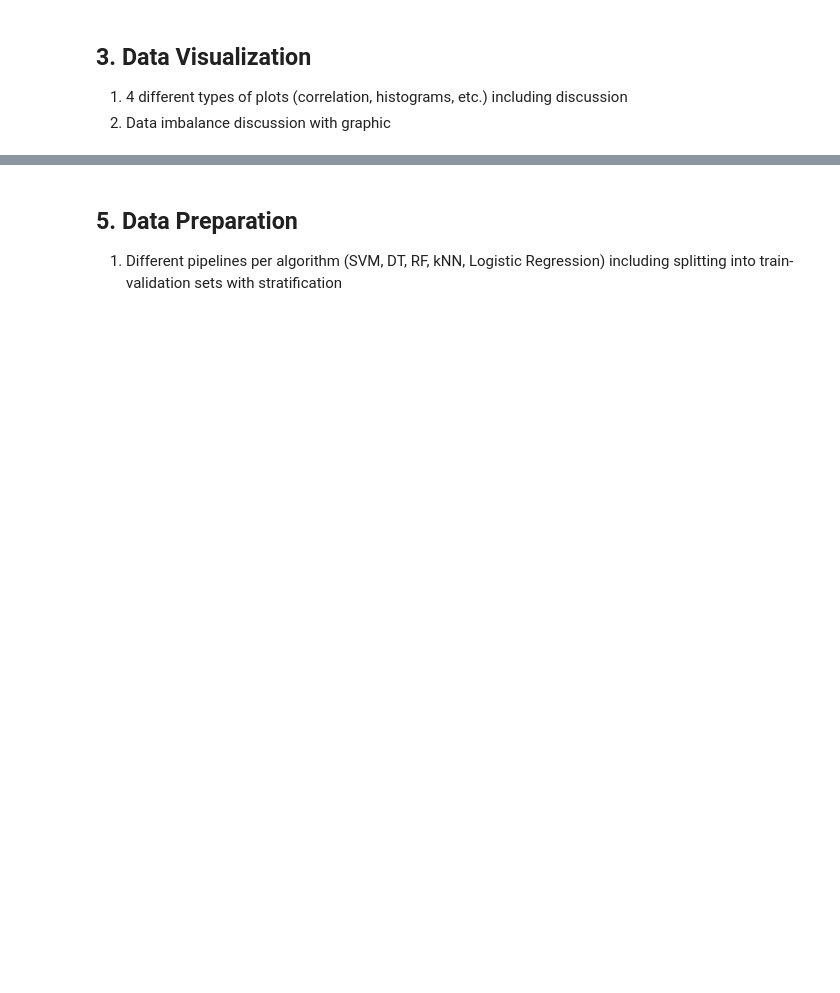
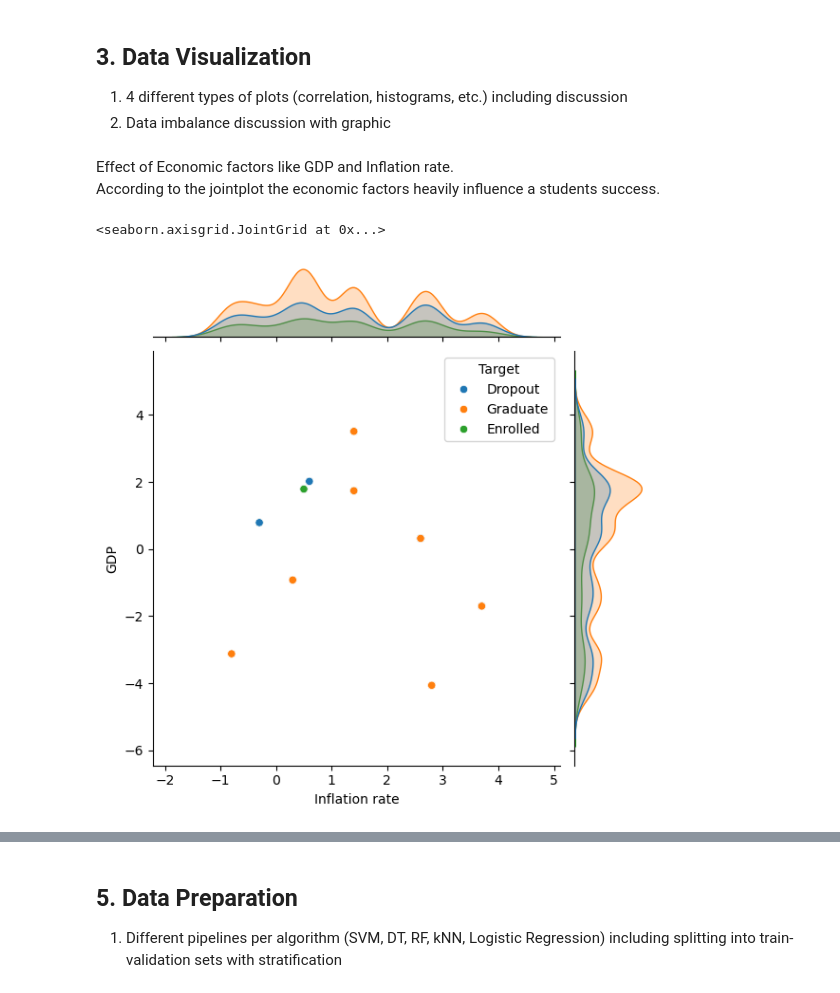
Before and after one commit to itmam07/data-science-miniproject, a Jupyter notebook: main.ipynb, the cells around one changed output, grey strips where cells are left out. Cells and saved outputs as stored; diff of their text form; code cells hidden in the pictures; blank space fills up the shorter version.

```diff
--- a/main.ipynb
+++ b/main.ipynb
@@ -92,3 +135,11 @@ print(np.unique(Y, return_counts=True))
 ## 3. Data Visualization
 1. 4 different types of plots (correlation, histograms, etc.) including discussion
 2. Data imbalance discussion with graphic
+# %% [markdown]
+Effect of Economic factors like GDP and Inflation rate.
+According to the jointplot the economic factors heavily influence a students success.
+# %%
+sns.jointplot(data=data, x='Inflation rate', y='GDP', hue='Target')
+# %% [output]
+<seaborn.axisgrid.JointGrid at 0x...>
+[figure, added]
```
Also changed, not shown: parts of 18 cells of this notebook.
